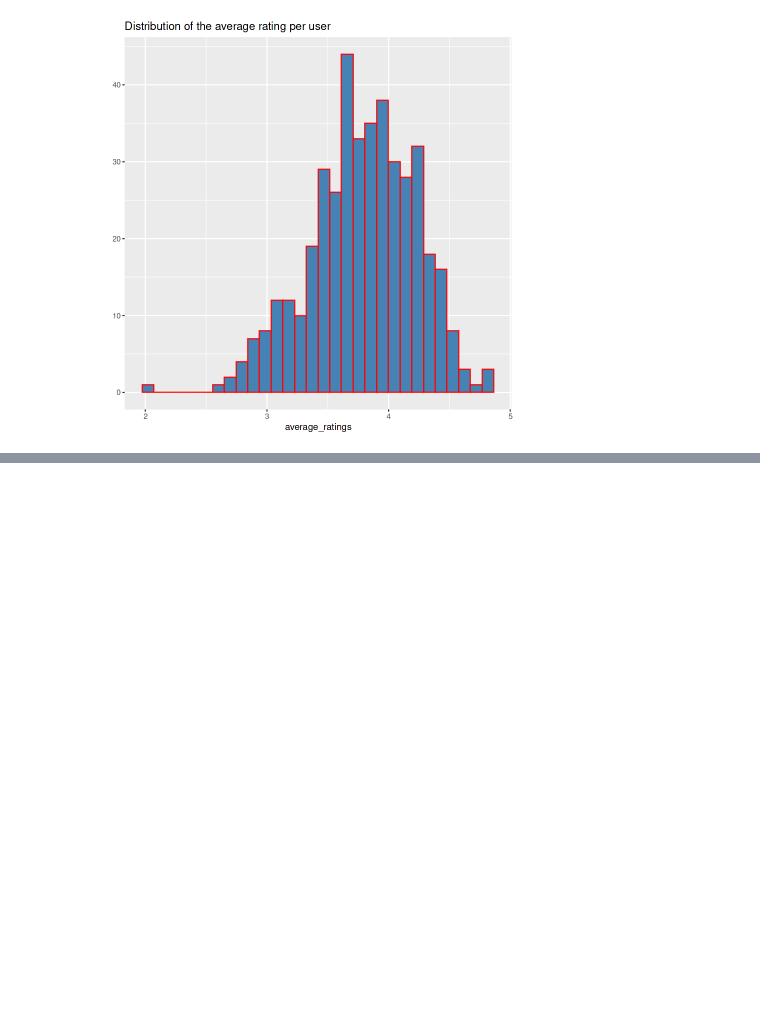
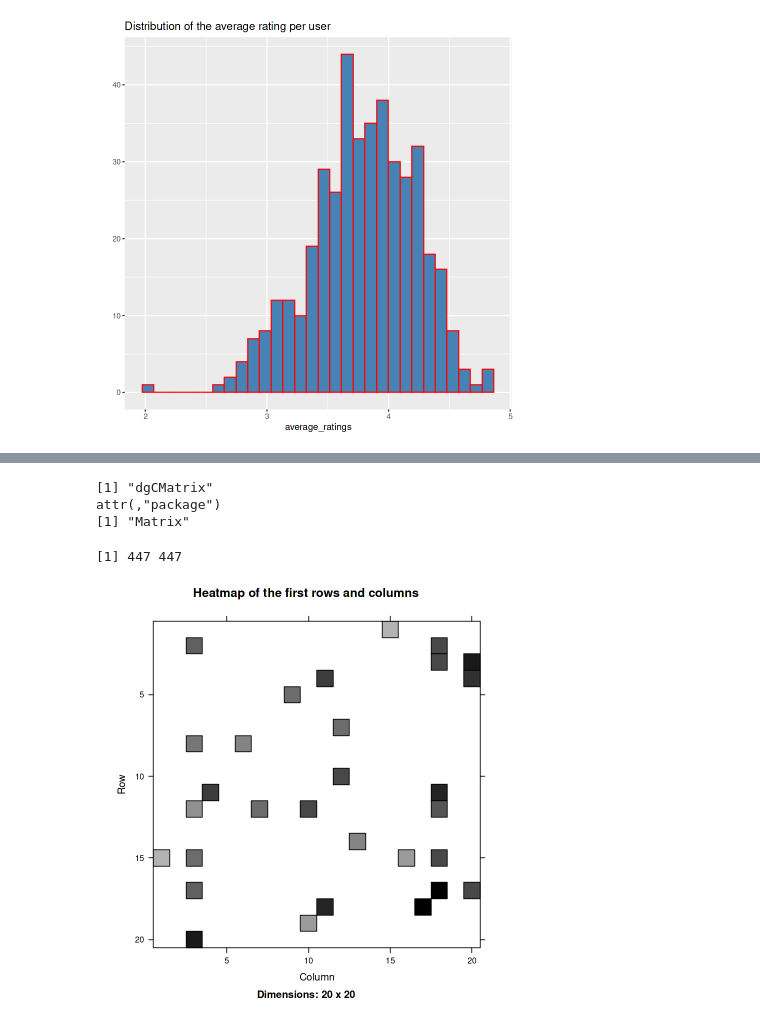
Before and after one commit to AmirMotefaker/Movie-Recommendation-System-using-R, a Jupyter notebook: movie-recommendation-system-using-r.ipynb, the cells around one changed output, grey strips where cells are left out. Cells and saved outputs as stored; diff of their text form; code cells hidden in the pictures; blank space fills up the shorter version.

```diff
--- a/movie-recommendation-system-using-r.ipynb
+++ b/movie-recommendation-system-using-r.ipynb
@@ -346,0 +400,7 @@ Warning message:
+# %%
+sampled_data<- sample(x = c(TRUE, FALSE),
+                      size = nrow(movie_ratings),
+                      replace = TRUE,
+                      prob = c(0.8, 0.2))
+training_data <- movie_ratings[sampled_data, ]
+testing_data <- movie_ratings[!sampled_data, ]
@@ -346,0 +431,5 @@ Warning message:
+# %%
+recommen_model <- Recommender(data = training_data,
+                          method = "IBCF",
+                          parameter = list(k = 30))
+recommen_model
@@ -346,0 +449,13 @@ Warning message:
+# %%
+model_info <- getModel(recommen_model)
+class(model_info$sim)
+dim(model_info$sim)
+top_items <- 20
+image(model_info$sim[1:top_items, 1:top_items],
+   main = "Heatmap of the first rows and columns")
+# %% [output]
+[1] "dgCMatrix"
+attr(,"package")
+[1] "Matrix"
+[1] 447 447
+[figure, added]
```
Also changed, not shown: parts of 22 cells of this notebook.
